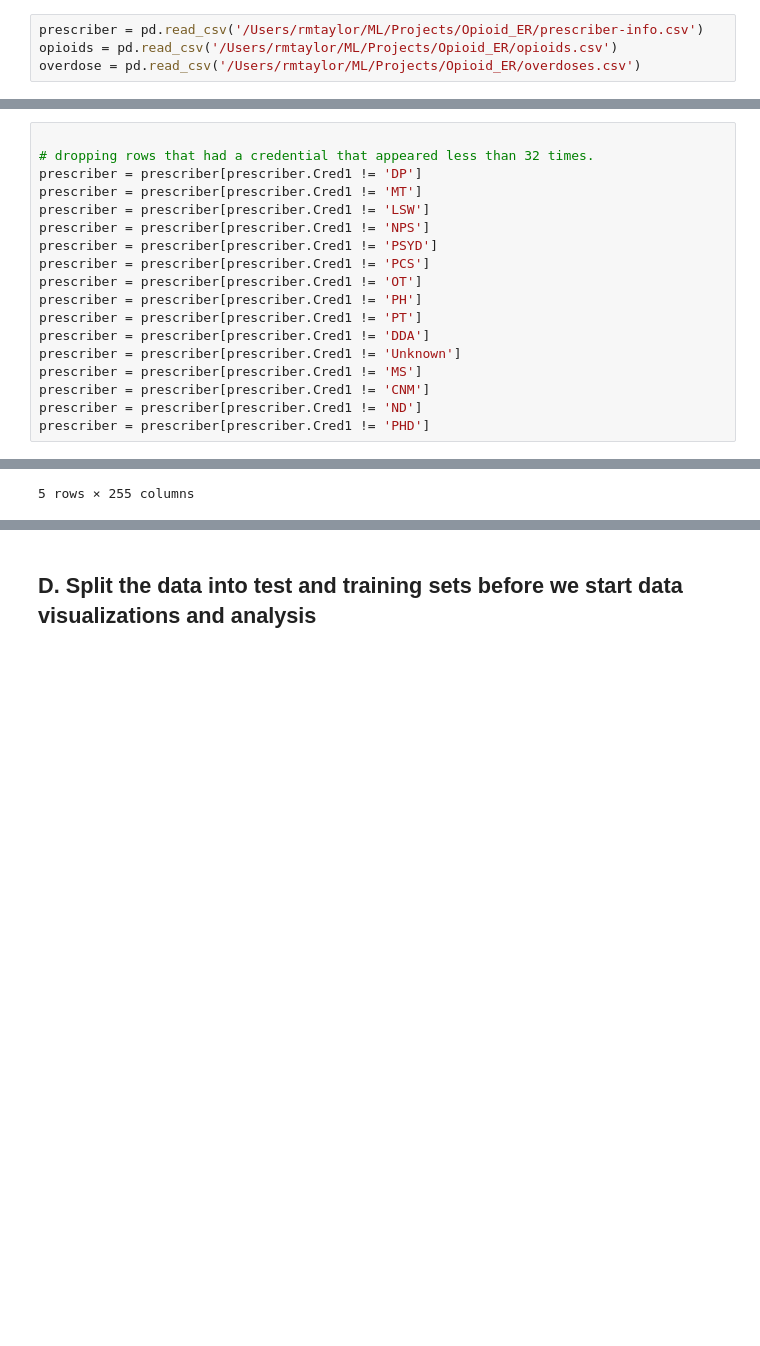
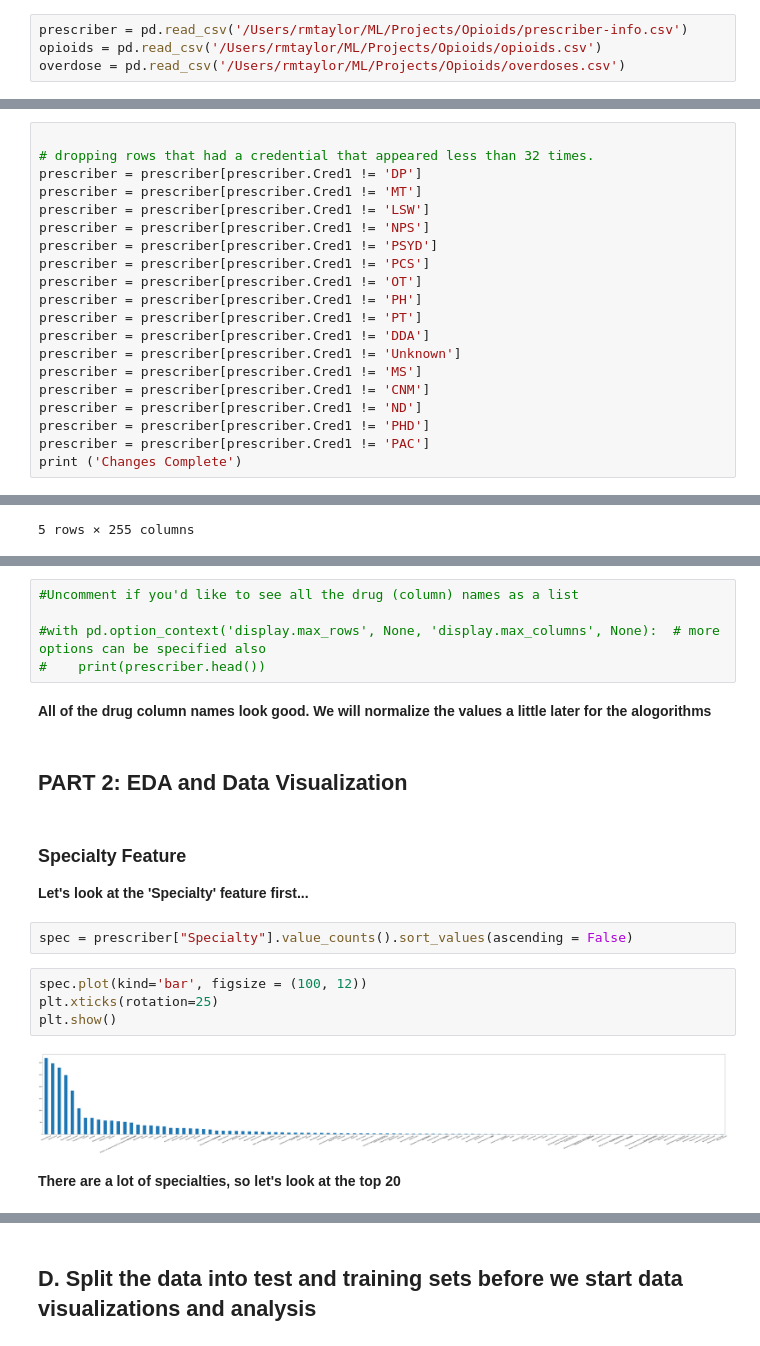
Before and after one commit to CaptainNano77/Opioids, a Jupyter notebook: Opioids.ipynb, the cells around one changed output, grey strips where cells are left out. Saved outputs shown, nothing was run; the diff lists cells and outputs as text; blank space fills up the shorter version.

```diff
--- a/Opioids.ipynb
+++ b/Opioids.ipynb
@@ -45,9 +45,9 @@ from sklearn.tree import DecisionTreeClassifier
 from sklearn.model_selection import train_test_split
 from sklearn.datasets import load_iris
 # %%
-prescriber = pd.read_csv('/Users/rmtaylor/ML/Projects/Opioid_ER/prescriber-info.csv')
-opioids = pd.read_csv('/Users/rmtaylor/ML/Projects/Opioid_ER/opioids.csv')
-overdose = pd.read_csv('/Users/rmtaylor/ML/Projects/Opioid_ER/overdoses.csv')
+prescriber = pd.read_csv('/Users/rmtaylor/ML/Projects/Opioids/prescriber-info.csv')
+opioids = pd.read_csv('/Users/rmtaylor/ML/Projects/Opioids/opioids.csv')
+overdose = pd.read_csv('/Users/rmtaylor/ML/Projects/Opioids/overdoses.csv')
 # %% [markdown]
 ### B. First look at the PRESCRIBER DATASET first
 # %% [markdown]
@@ -508,3 +514,5 @@ prescriber = prescriber[prescriber.Cred1 != 'MS']
 prescriber = prescriber[prescriber.Cred1 != 'CNM']
 prescriber = prescriber[prescriber.Cred1 != 'ND']
 prescriber = prescriber[prescriber.Cred1 != 'PHD']
+prescriber = prescriber[prescriber.Cred1 != 'PAC']
+print ('Changes Complete')
@@ -820,0 +588,23 @@ KeyError: "['ACTIQ'] not in index"
+# %%
+#Uncomment if you'd like to see all the drug (column) names as a list
+
+#with pd.option_context('display.max_rows', None, 'display.max_columns', None):  # more options can be specified also
+#    print(prescriber.head())
+# %% [markdown]
+**All of the drug column names look good. We will normalize the values a little later for the alogorithms**
+# %% [markdown]
+## **PART 2: EDA and Data Visualization**
+# %% [markdown]
+### **Specialty Feature**
+
+**Let's look at the 'Specialty' feature first...**
+# %%
+spec = prescriber["Specialty"].value_counts().sort_values(ascending = False)
+# %%
+spec.plot(kind='bar', figsize = (100, 12))
+plt.xticks(rotation=25)
+plt.show()
+# %% [output]
+[figure, added]
+# %% [markdown]
+**There are a lot of specialties, so let's look at the top 20**
```
Also changed, not shown: parts of 93 cells of this notebook.
